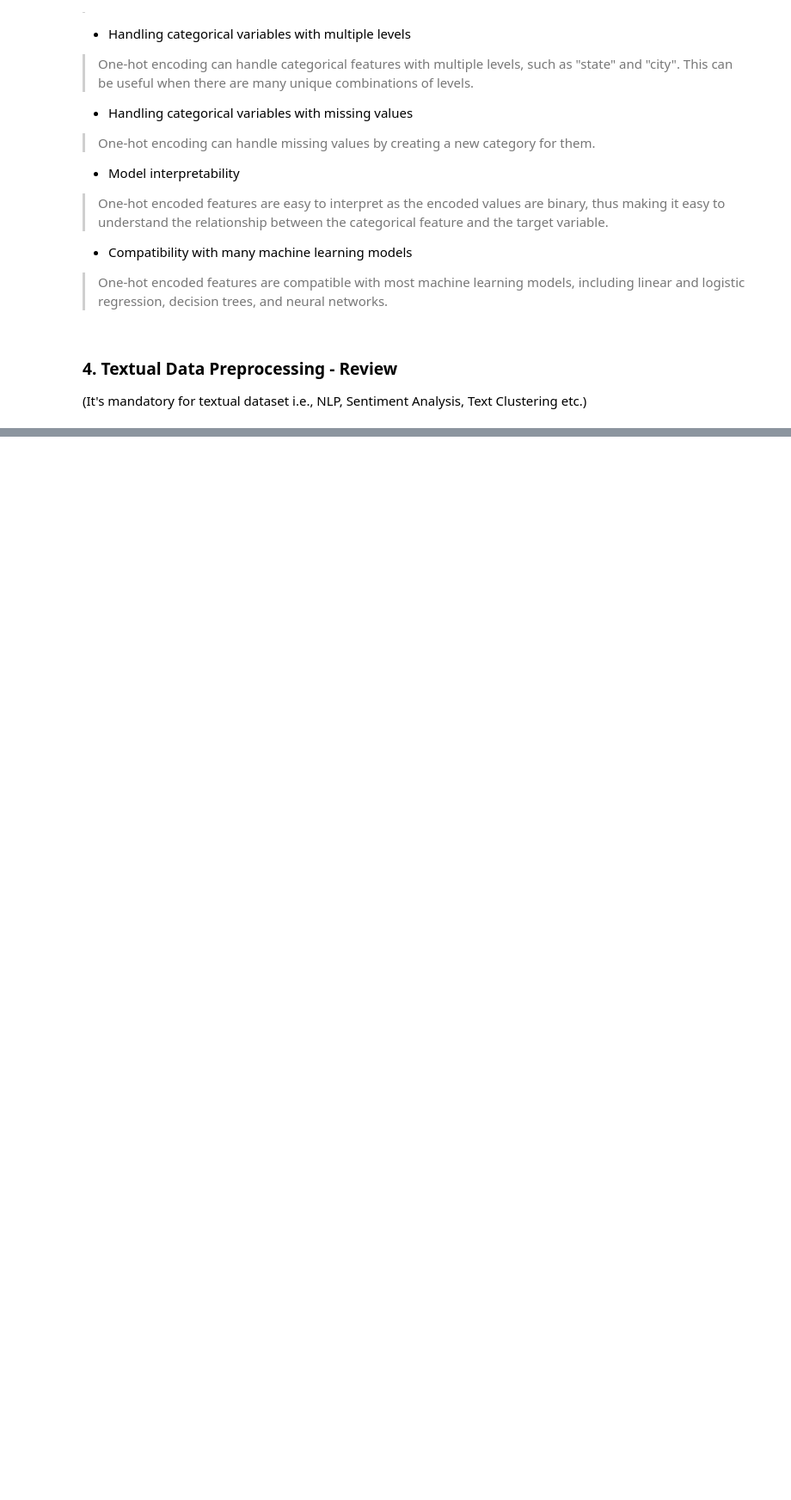
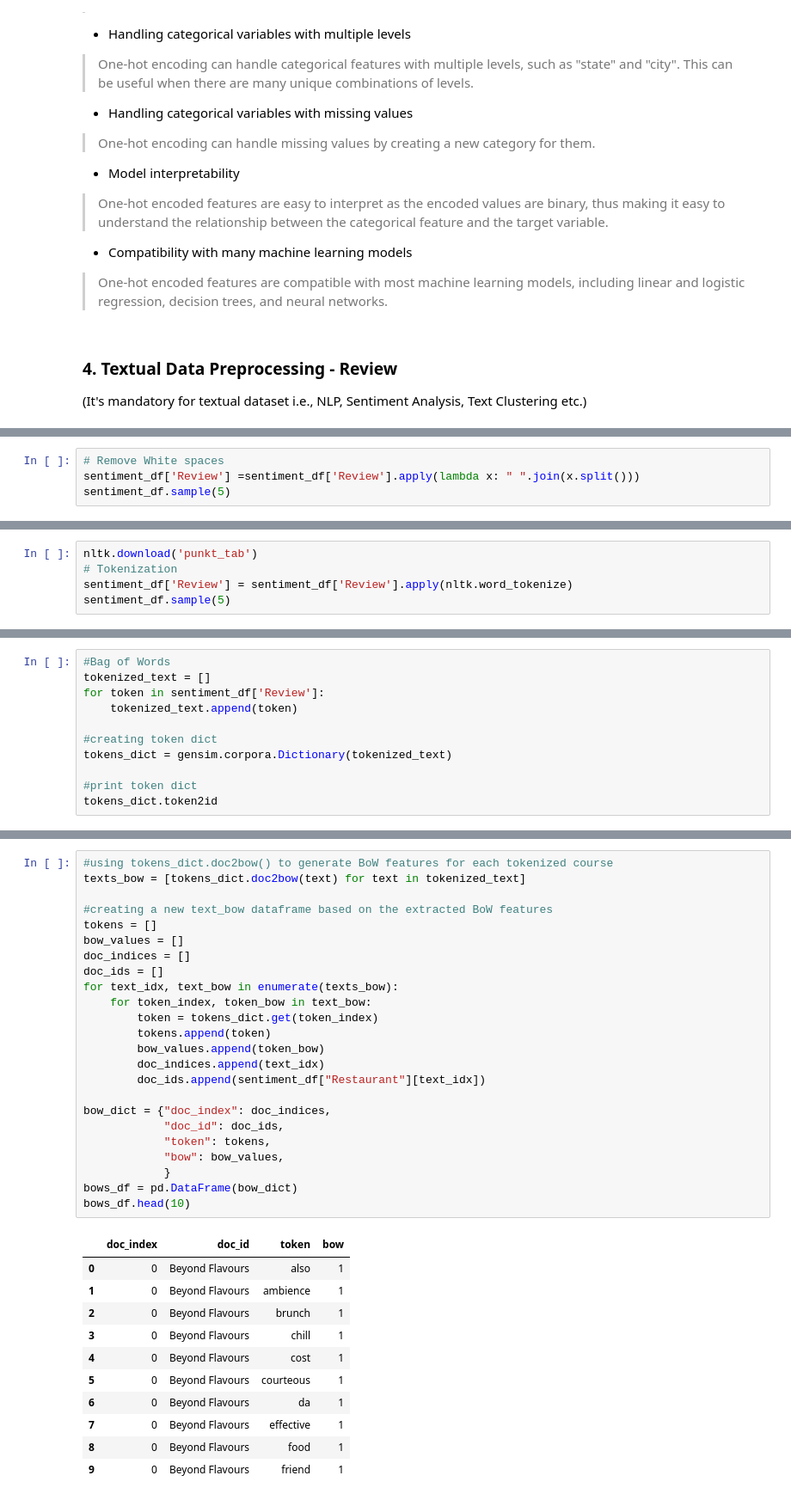
Before and after one commit to Siddharth3271/Advanced-Zomato-Restaurant-Clustering-and-Sentiment-Analysis, a Jupyter notebook: notebook.ipynb, the cells around one changed output, grey strips where cells are left out. Shown at 86% size. Drawn from its saved outputs; the diff is of its cells as text; blank space fills up the shorter version.

Commit message:
Data Preprocessing done

```diff
--- a/notebook.ipynb
+++ b/notebook.ipynb
@@ -1679,0 +1792,4 @@ Benefit of using one hot encoding:
+# %%
+# Remove White spaces
+sentiment_df['Review'] =sentiment_df['Review'].apply(lambda x: " ".join(x.split()))
+sentiment_df.sample(5)
@@ -1679,0 +1805,5 @@ Benefit of using one hot encoding:
+# %%
+nltk.download('punkt_tab')
+# Tokenization
+sentiment_df['Review'] = sentiment_df['Review'].apply(nltk.word_tokenize)
+sentiment_df.sample(5)
@@ -1679,0 +1881,11 @@ Benefit of using one hot encoding:
+# %%
+#Bag of Words
+tokenized_text = []
+for token in sentiment_df['Review']:
+    tokenized_text.append(token)
+
+#creating token dict
+tokens_dict = gensim.corpora.Dictionary(tokenized_text)
+
+#print token dict
+tokens_dict.token2id
@@ -1679,0 +1910,36 @@ Benefit of using one hot encoding:
+# %%
+#using tokens_dict.doc2bow() to generate BoW features for each tokenized course
+texts_bow = [tokens_dict.doc2bow(text) for text in tokenized_text]
+
+#creating a new text_bow dataframe based on the extracted BoW features
+tokens = []
+bow_values = []
+doc_indices = []
+doc_ids = []
+for text_idx, text_bow in enumerate(texts_bow):
+    for token_index, token_bow in text_bow:
+        token = tokens_dict.get(token_index)
+        tokens.append(token)
+        bow_values.append(token_bow)
+        doc_indices.append(text_idx)
+        doc_ids.append(sentiment_df["Restaurant"][text_idx])
+
+bow_dict = {"doc_index": doc_indices,
+            "doc_id": doc_ids,
+            "token": tokens,
+            "bow": bow_values,
+            }
+bows_df = pd.DataFrame(bow_dict)
+bows_df.head(10)
+# %% [output]
+|  | doc_index | doc_id | token | bow |
+| 0 | 0 | Beyond Flavours | also | 1 |
+| 1 | 0 | Beyond Flavours | ambience | 1 |
+| 2 | 0 | Beyond Flavours | brunch | 1 |
+| 3 | 0 | Beyond Flavours | chill | 1 |
+| 4 | 0 | Beyond Flavours | cost | 1 |
+| 5 | 0 | Beyond Flavours | courteous | 1 |
+| 6 | 0 | Beyond Flavours | da | 1 |
+| 7 | 0 | Beyond Flavours | effective | 1 |
+| 8 | 0 | Beyond Flavours | food | 1 |
+| 9 | 0 | Beyond Flavours | friend | 1 |
```
Also changed, not shown: parts of 61 cells of this notebook.
